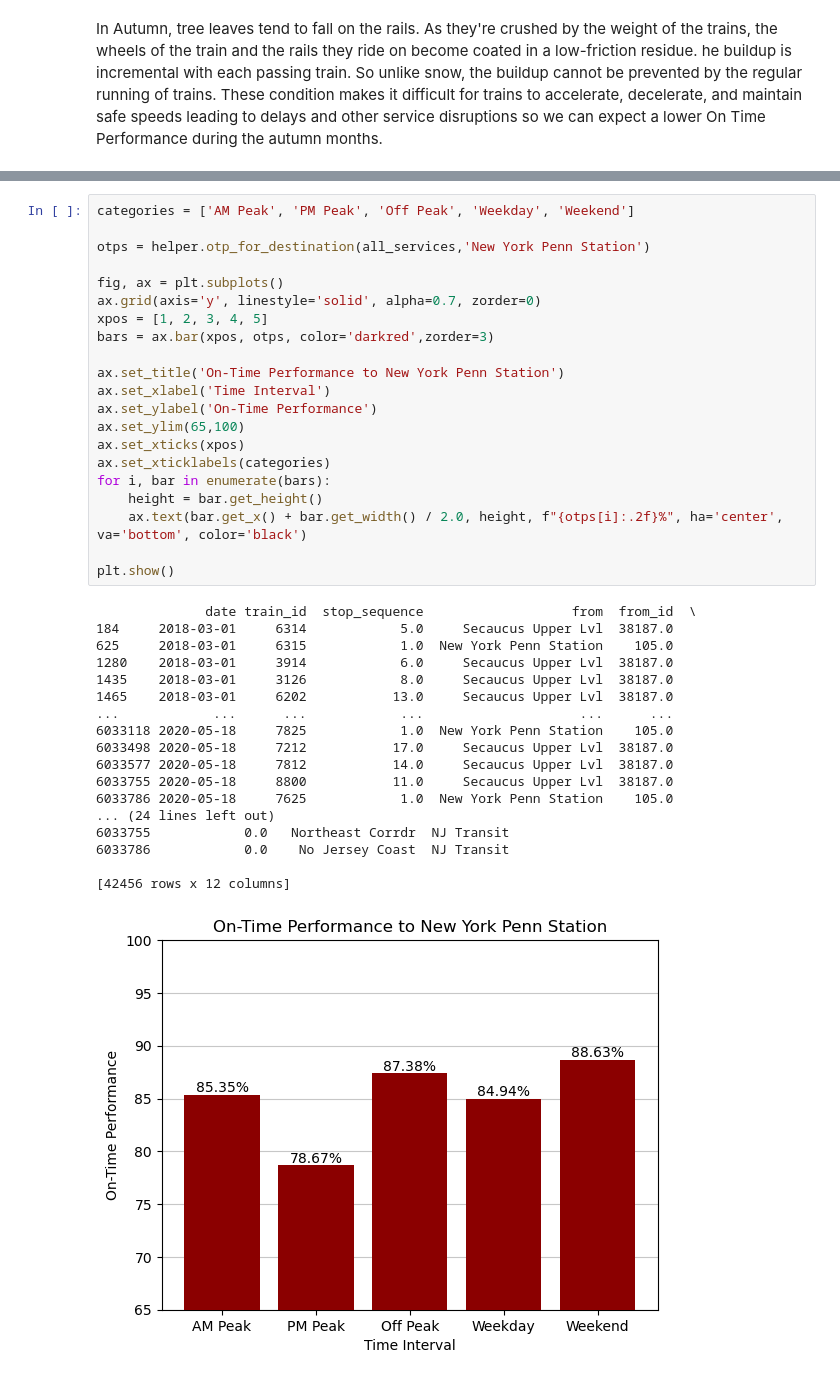
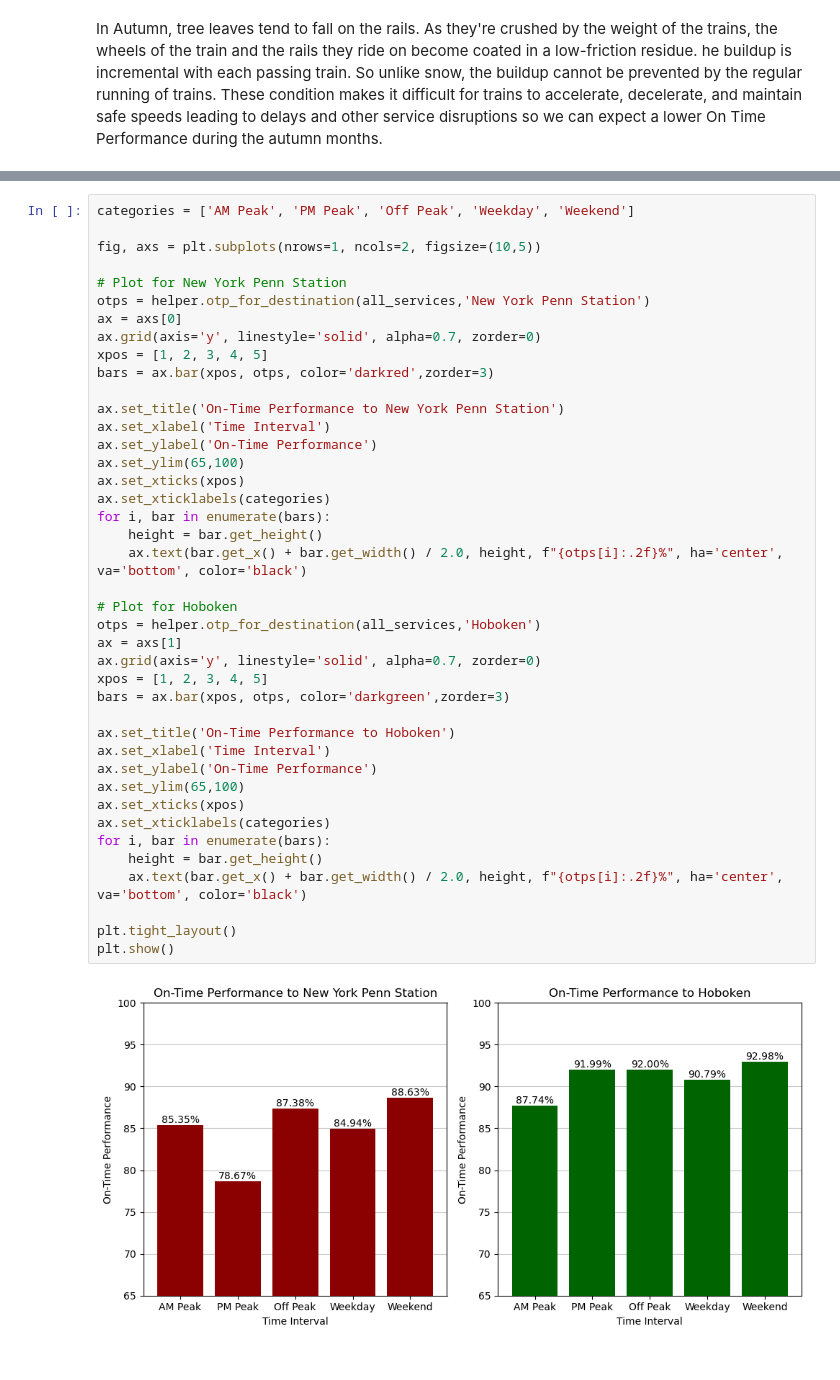
Before and after one commit to d0ugherty/On-Time-Performance-Stats, a Jupyter notebook: on_time_performance.ipynb, the cells around one changed output, grey strips where cells are left out. Saved outputs shown, nothing was run; the diff lists cells and outputs as text.

```diff
--- a/on_time_performance.ipynb
+++ b/on_time_performance.ipynb
@@ -122,40 +110,43 @@ New York Penn is the busiest transportation facility in the Western Hemisphere,
 # %%
 categories = ['AM Peak', 'PM Peak', 'Off Peak', 'Weekday', 'Weekend']
 
+fig, axs = plt.subplots(nrows=1, ncols=2, figsize=(10,5))
+
+# Plot for New York Penn Station
 otps = helper.otp_for_destination(all_services,'New York Penn Station')
-
-fig, ax = plt.subplots()
+ax = axs[0]
 ax.grid(axis='y', linestyle='solid', alpha=0.7, zorder=0)
 xpos = [1, 2, 3, 4, 5]
 bars = ax.bar(xpos, otps, color='darkred',zorder=3)
 
 ax.set_title('On-Time Performance to New York Penn Station')
 ax.set_xlabel('Time Interval')
 ax.set_ylabel('On-Time Performance')
 ax.set_ylim(65,100)
 ax.set_xticks(xpos)
 ax.set_xticklabels(categories)
 for i, bar in enumerate(bars):
     height = bar.get_height()
     ax.text(bar.get_x() + bar.get_width() / 2.0, height, f"{otps[i]:.2f}%", ha='center', va='bottom', color='black')
 
+# Plot for Hoboken
+otps = helper.otp_for_destination(all_services,'Hoboken')
+ax = axs[1]
+ax.grid(axis='y', linestyle='solid', alpha=0.7, zorder=0)
+xpos = [1, 2, 3, 4, 5]
+bars = ax.bar(xpos, otps, color='darkgreen',zorder=3)
+
+ax.set_title('On-Time Performance to Hoboken')
+ax.set_xlabel('Time Interval')
+ax.set_ylabel('On-Time Performance')
+ax.set_ylim(65,100)
+ax.set_xticks(xpos)
+ax.set_xticklabels(categories)
+for i, bar in enumerate(bars):
+    height = bar.get_height()
+    ax.text(bar.get_x() + bar.get_width() / 2.0, height, f"{otps[i]:.2f}%", ha='center', va='bottom', color='black')
+
+plt.tight_layout()
 plt.show()
 # %% [output]
-              date train_id  stop_sequence                   from  from_id  \
-184     2018-03-01     6314            5.0     Secaucus Upper Lvl  38187.0
-625     2018-03-01     6315            1.0  New York Penn Station    105.0
-1280    2018-03-01     3914            6.0     Secaucus Upper Lvl  38187.0
-1435    2018-03-01     3126            8.0     Secaucus Upper Lvl  38187.0
-1465    2018-03-01     6202           13.0     Secaucus Upper Lvl  38187.0
-...            ...      ...            ...                    ...      ...
-6033118 2020-05-18     7825            1.0  New York Penn Station    105.0
-6033498 2020-05-18     7212           17.0     Secaucus Upper Lvl  38187.0
-6033577 2020-05-18     7812           14.0     Secaucus Upper Lvl  38187.0
-6033755 2020-05-18     8800           11.0     Secaucus Upper Lvl  38187.0
-6033786 2020-05-18     7625            1.0  New York Penn Station    105.0
-... (24 lines left out)
-6033755            0.0   Northeast Corrdr  NJ Transit
-6033786            0.0    No Jersey Coast  NJ Transit
-
-[42456 rows x 12 columns]
-[figure, old version]
+[figure, new version]
```
Also changed, not shown: parts of 8 cells of this notebook, 1 other file.
